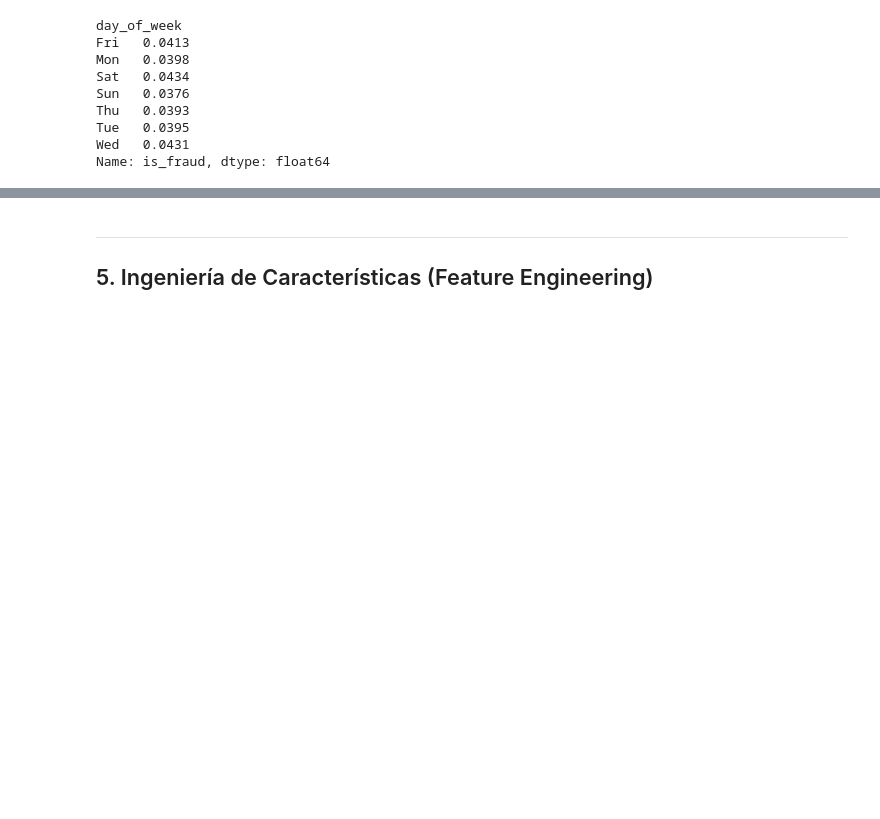
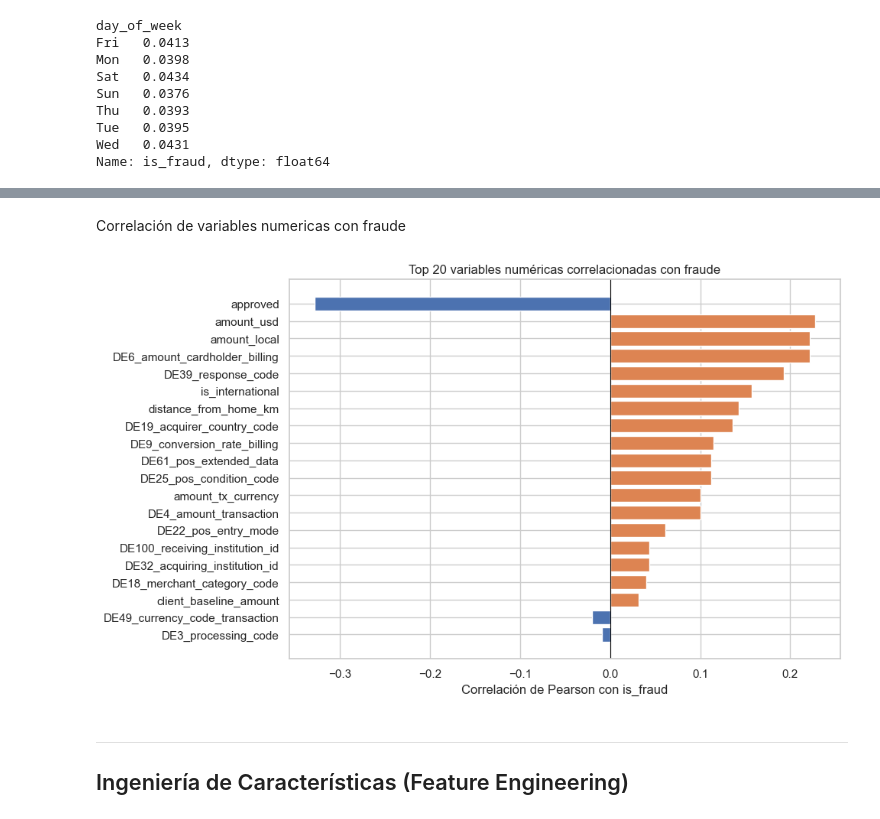
Before and after one commit to eunicean/PlusTI-Project, a Jupyter notebook: test.ipynb, the cells around one changed output, grey strips where cells are left out. Cells and saved outputs as stored; diff of their text form; code cells hidden in the pictures; blank space fills up the shorter version.

```diff
--- a/analisis_limpieza.ipynb
+++ b/test.ipynb
@@ -480,26 +486,29 @@ plt.show()
+# %% [markdown]
+Correlación de variables numericas con fraude
 # %%
-# -----------------------------------------------------------------
-# 4.6  Correlación de variables numéricas con is_fraud
-# -----------------------------------------------------------------
-num_cols_train = df_train.select_dtypes(include=np.number).columns.tolist()
+num_cols_train = df_train.select_dtypes(include=[np.number, bool]).columns.tolist()
+
 corr_with_fraud = (df_train[num_cols_train]
+                   .astype(float)          # bool → float para que .corr() funcione
                    .corr()["is_fraud"]
-                   .drop("is_fraud")
+                   .drop("is_fraud", errors="ignore")
                    .sort_values(key=abs, ascending=False)
                    .head(20))
 
 fig, ax = plt.subplots(figsize=(10, 6))
 colors = ["#dd8452" if v > 0 else "#4c72b0" for v in corr_with_fraud.values]
 ax.barh(corr_with_fraud.index, corr_with_fraud.values, color=colors)
 ax.axvline(0, color="black", linewidth=0.8)
 ax.set_xlabel("Correlación de Pearson con is_fraud")
 ax.set_title("Top 20 variables numéricas correlacionadas con fraude")
 ax.invert_yaxis()
 plt.tight_layout()
 plt.show()
+# %% [output]
+[figure, added]
 # %% [markdown]
 ---
-## 5. Ingeniería de Características (Feature Engineering)
+##   Ingeniería de Características (Feature Engineering)
 # %%
 def feature_engineering(df, client_stats=None, fit=True):
     df = df.copy()
```
Also changed, not shown: parts of 9 cells of this notebook.
